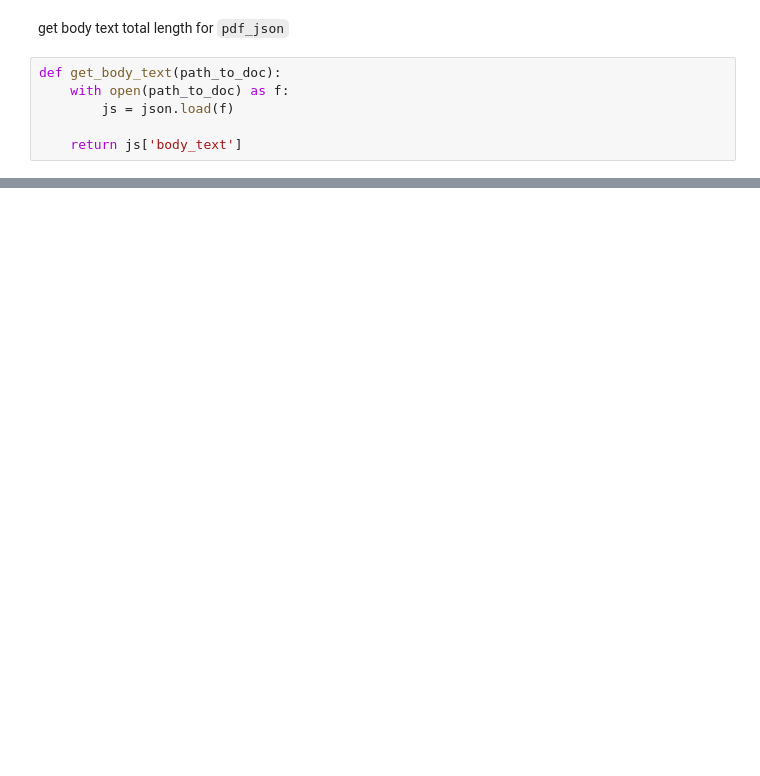
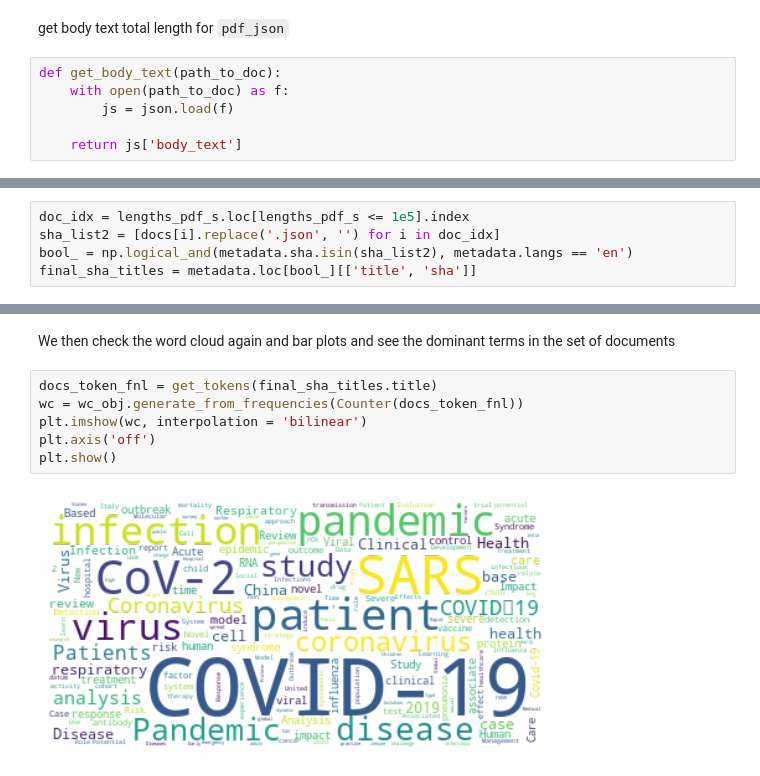
Before and after one commit to aldencabajar/cord-19-topic-modeling, a Jupyter notebook: cord-dataset-exploration.ipynb, the cells around one changed output, grey strips where cells are left out. Cells and saved outputs as stored; diff of their text form; blank space fills up the shorter version.

```diff
--- a/cord-dataset-exploration.ipynb
+++ b/cord-dataset-exploration.ipynb
@@ -330,0 +318,5 @@ metadata.loc[metadata.sha.isin(sha_list)][['title', 'sha']].title.tolist()
+# %%
+doc_idx = lengths_pdf_s.loc[lengths_pdf_s <= 1e5].index
+sha_list2 = [docs[i].replace('.json', '') for i in doc_idx]
+bool_ = np.logical_and(metadata.sha.isin(sha_list2), metadata.langs == 'en')
+final_sha_titles = metadata.loc[bool_][['title', 'sha']]
@@ -330,0 +327,10 @@ metadata.loc[metadata.sha.isin(sha_list)][['title', 'sha']].title.tolist()
+# %% [markdown]
+We then check the word cloud again and bar plots and see the dominant terms in the set of documents
+# %%
+docs_token_fnl = get_tokens(final_sha_titles.title)
+wc = wc_obj.generate_from_frequencies(Counter(docs_token_fnl))
+plt.imshow(wc, interpolation = 'bilinear')
+plt.axis('off')
+plt.show()
+# %% [output]
+[figure, added]
```
Also changed, not shown: parts of 12 cells of this notebook.
